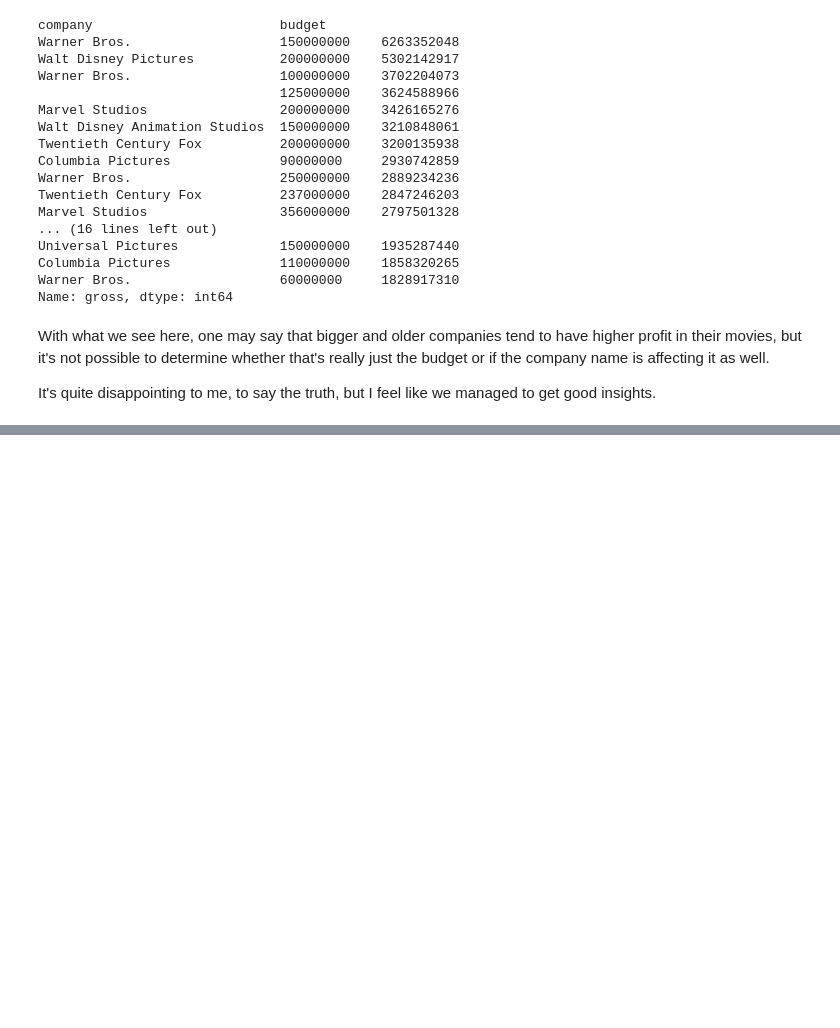
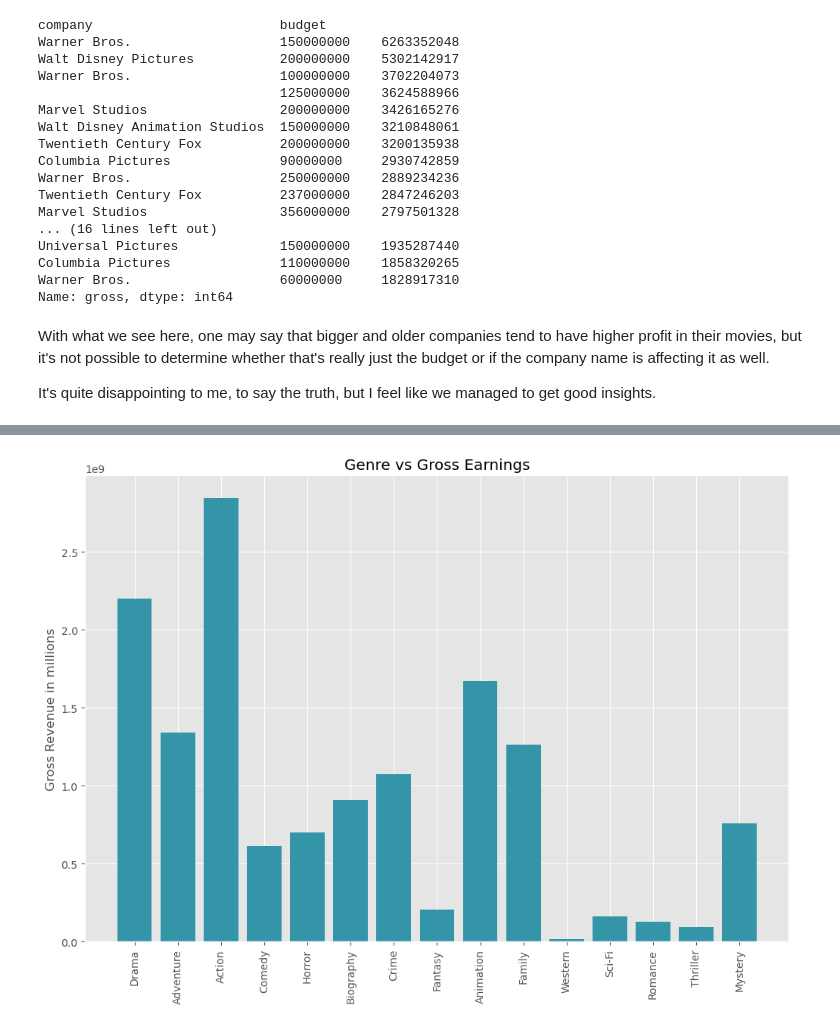
Before and after one commit to khaled-mehizel/movie-DB-cleanup-notebook, a Jupyter notebook: cleanup and analysis notebook.ipynb, the cells around one changed output, grey strips where cells are left out. Cells and saved outputs as stored; diff of their text form; code cells hidden in the pictures; blank space fills up the shorter version.

```diff
--- a/cleanup and analysis notebook.ipynb
+++ b/cleanup and analysis notebook.ipynb
@@ -271,0 +281,16 @@ It's quite disappointing to me, to say the truth, but I feel like we managed to
+# %%
+# Adding the visualization
+plt.bar(x= df["genre"],
+        height= df["gross"],
+        color = "#3495a9")
+
+# Adding a title and y-axis label
+plt.title("Genre vs Gross Earnings")
+plt.ylabel("Gross Revenue in millions")
+
+# Formatting the x-axis ticks
+plt.xticks(rotation = 90)
+
+plt.show()
+# %% [output]
+[figure, added]
```
Also changed, not shown: parts of 6 cells of this notebook.
